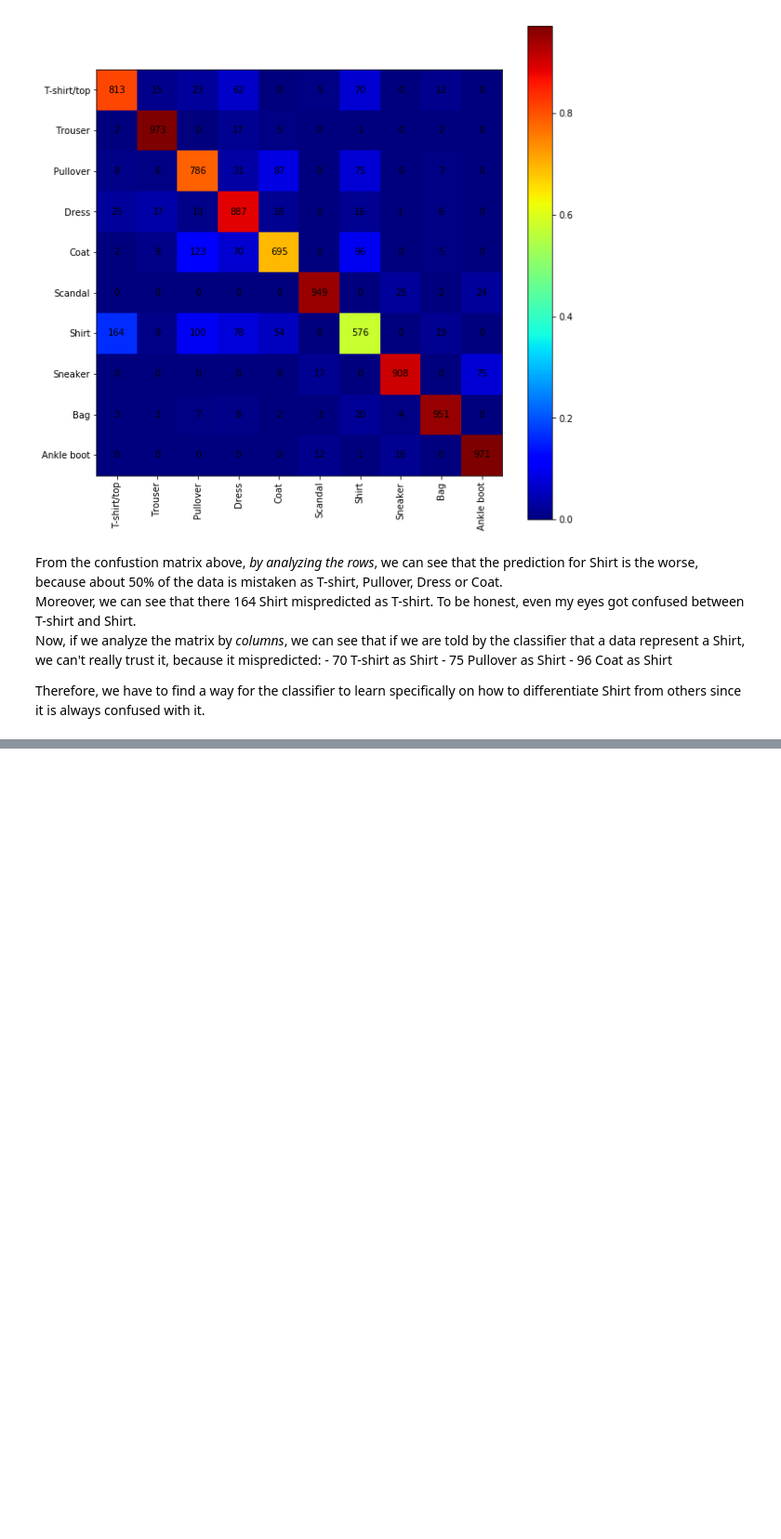
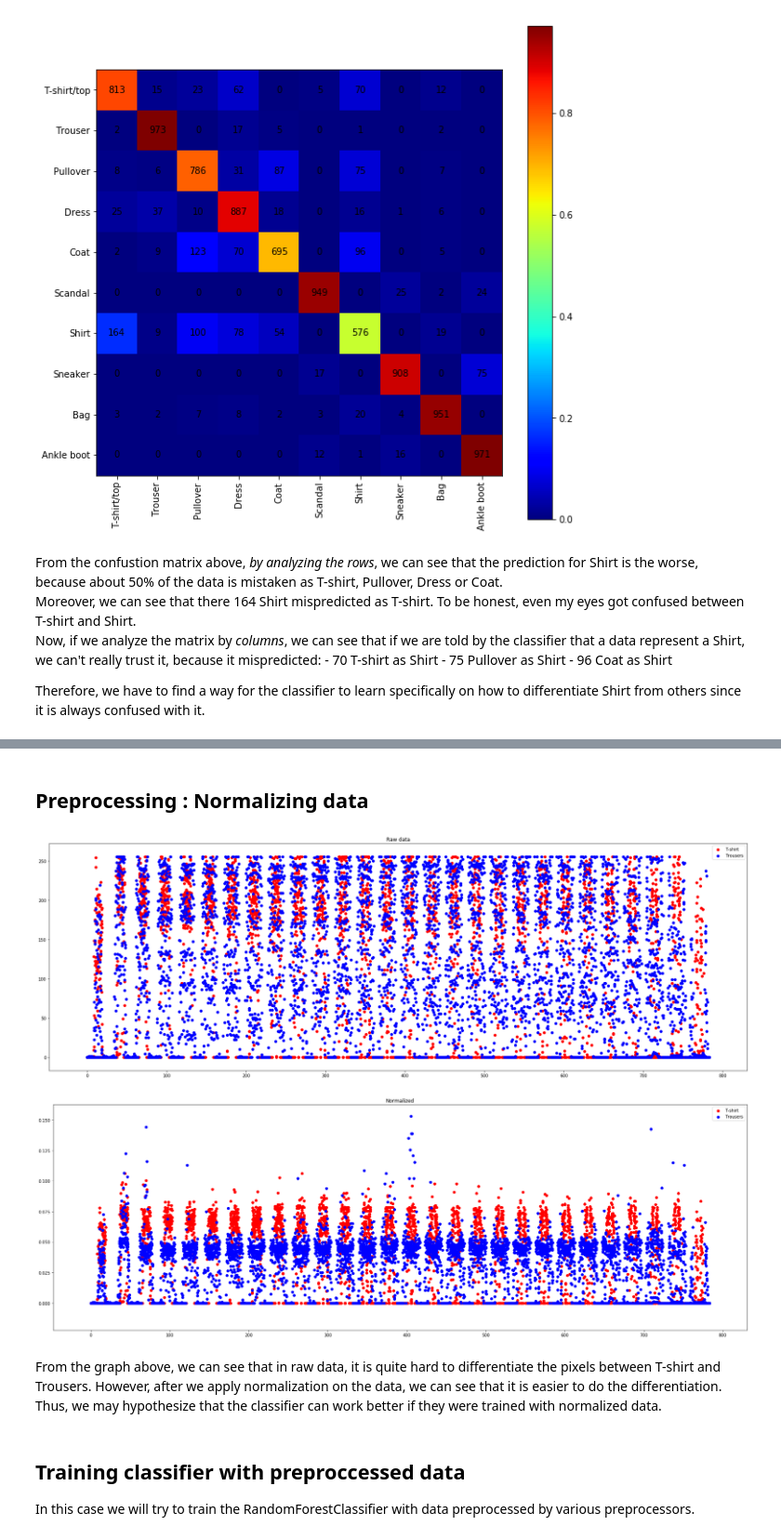
Before and after one commit to wongjiahau/fashion-mnist, a Jupyter notebook: main.ipynb, the cells around one changed output, grey strips where cells are left out. Shown at 93% size. Drawn from its saved outputs; the diff is of its cells as text; code cells hidden in the pictures; blank space fills up the shorter version.

```diff
--- a/main.ipynb
+++ b/main.ipynb
@@ -47,15 +47,15 @@ def get_accuracy(predicted, actual):
     accuracy = (predicted == actual).sum() / len(actual) * 100
     return accuracy
 
-def benchmark(classifier):
+def benchmark(classifier, training_data=X_train, test_data=X_test):
     from datetime import datetime
     time1 = datetime.now()
     cls = classifier()
     name = cls.__class__.__name__
-    cls.fit(X_train, y_train)
+    cls.fit(training_data, y_train)
     time2 = datetime.now()
     training_time = time2 - time1
-    predicted = cls.predict(X_test)
+    predicted = cls.predict(test_data)
     time3 = datetime.now()
     predicting_time = time3 - time2
     accuracy = get_accuracy(predicted, y_test)
@@ -116,5 +113,0 @@ plt.show()
-# %%
-# Train the classifier
-from sklearn.neighbors import KNeighborsClassifier
-neigh = KNeighborsClassifier(n_neighbors=3)
-neigh.fit(X_train, y_train)
@@ -413,0 +376,35 @@ Therefore, we have to find a way for the classifier to learn specifically on how
+# %% [markdown]
+## Preprocessing : Normalizing data
+# %%
+from sklearn.preprocessing import Normalizer
+import matplotlib.pyplot as plt
+
+def plot_pixels(title, normalizer=None):
+    sample_x = X_train[1:100]
+    sample_y = y_train[1:100]
+    colors = ['red', 'blue']
+    for i in [1, 2]:
+        sample = sample_x[np.argwhere(sample_y == i).flatten()]
+        if normalizer is not None:
+            sample = n.transform(sample)
+        for x in sample:
+            plt.scatter(range(len(x)), x, color=colors[i - 1])
+        plt.gcf().set_size_inches(30, 10)
+        plt.title(title)
+
+    line1 = plt.scatter([0, 0], [0, 0], color='red')
+    line2 = plt.scatter([0, 0], [0, 0], color='blue')
+    plt.legend((line1, line2), ('T-shirt', 'Trousers'))
+    plt.show()
+
+plot_pixels("Raw data")
+plot_pixels("Normalized", Normalizer())
+# %% [output]
+[figure, added]
+[figure, added]
+# %% [markdown]
+From the graph above, we can see that in raw data, it is quite hard to differentiate the pixels between T-shirt and Trousers. However, after we apply normalization on the data, we can see that it is easier to do the differentiation.
+Thus, we may hypothesize that the classifier can work better if they were trained with normalized data.
+# %% [markdown]
+## Training classifier with preproccessed data
+In this case we will try to train the RandomForestClassifier with data preprocessed by various preprocessors.
```
Also changed, not shown: parts of 27 cells of this notebook.
